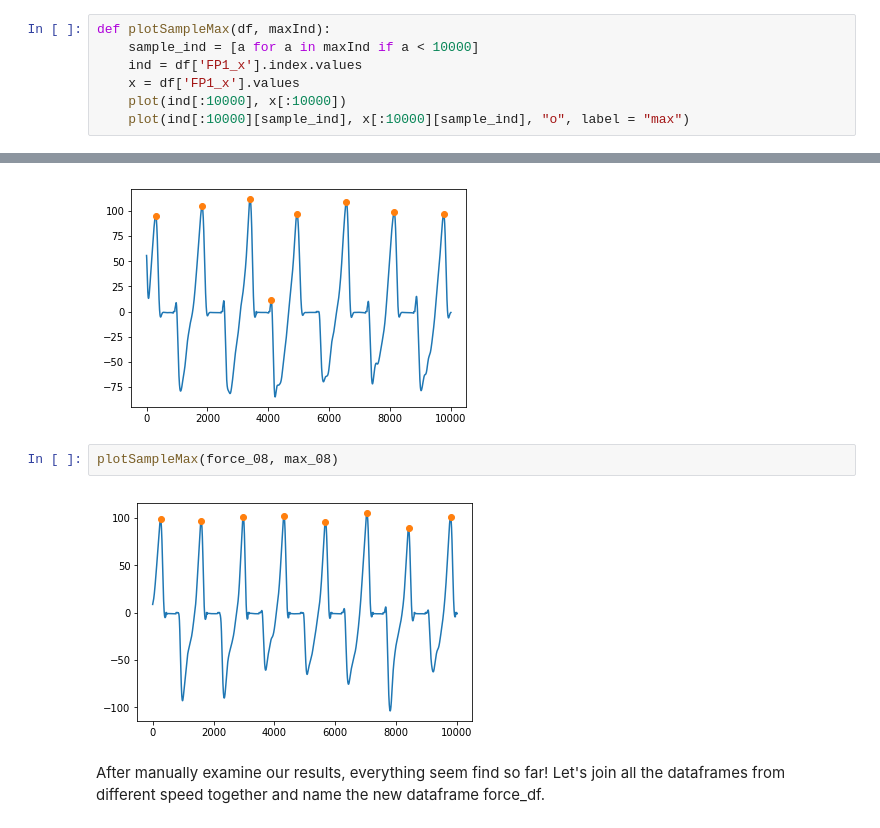
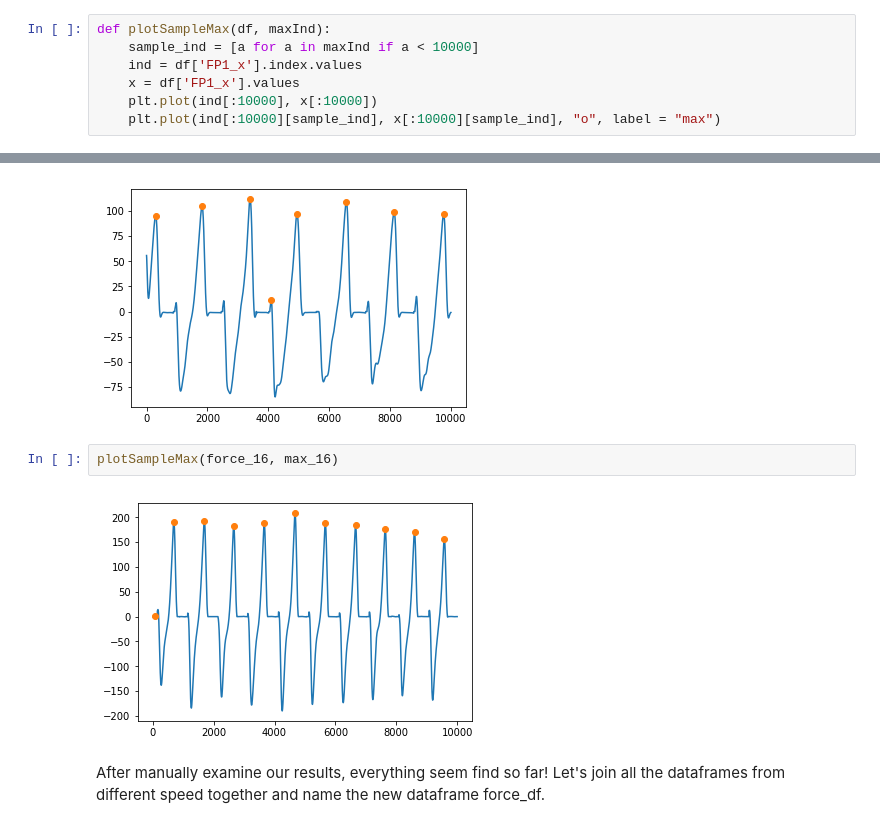
Before and after one commit to tinahbu/Gait-Cycle-Segmentation, a Jupyter notebook: GaitCyclePred.ipynb, the cells around one changed output, grey strips where cells are left out. Saved outputs shown, nothing was run; the diff lists cells and outputs as text.

```diff
--- a/GaitCyclePred.ipynb
+++ b/GaitCyclePred.ipynb
@@ -573,16 +577,16 @@ def plotSampleMax(df, maxInd):
     sample_ind = [a for a in maxInd if a < 10000]
     ind = df['FP1_x'].index.values
     x = df['FP1_x'].values
-    plot(ind[:10000], x[:10000])
-    plot(ind[:10000][sample_ind], x[:10000][sample_ind], "o", label = "max")
+    plt.plot(ind[:10000], x[:10000])
+    plt.plot(ind[:10000][sample_ind], x[:10000][sample_ind], "o", label = "max")
 # %%
 plotSampleMax(force_07, max_07)
 # %% [output]
 [figure]
-# %%
-plotSampleMax(force_08, max_08)
-# %% [output]
-[figure, removed]
+# %%
+plotSampleMax(force_16, max_16)
+# %% [output]
+[figure, added]
 # %% [markdown]
 After manually examine our results, everything seem find so far! Let's join all the dataframes from different speed together and name the new dataframe force_df.
 # %%
```
Also changed, not shown: parts of 24 cells of this notebook, 1 other file.
